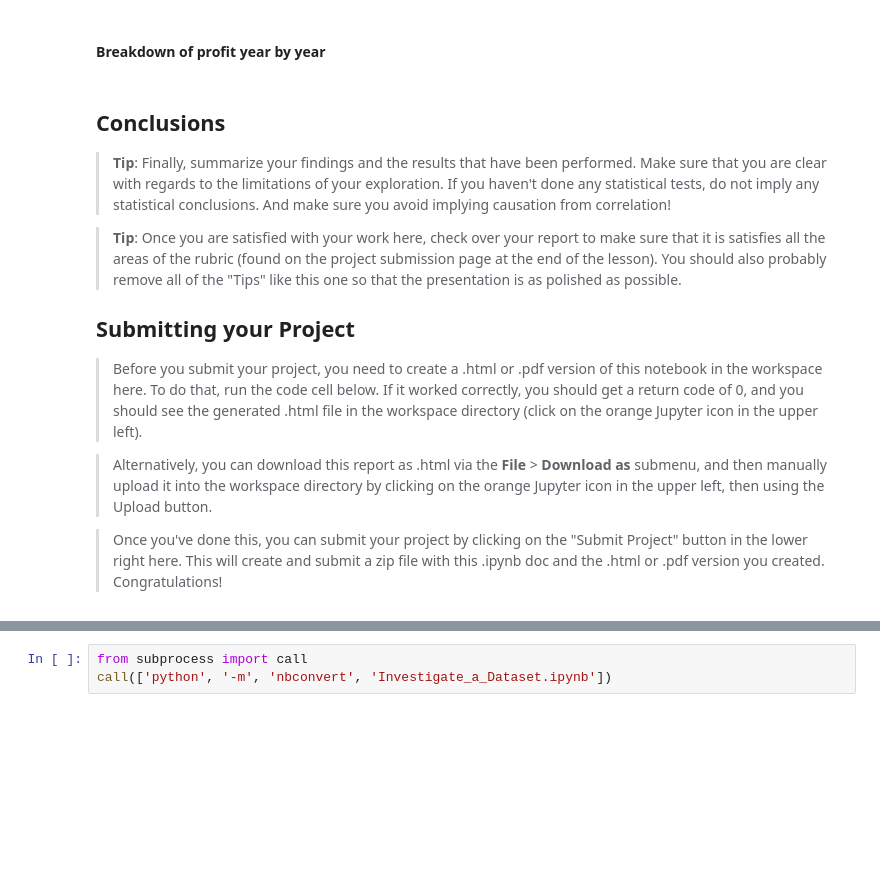
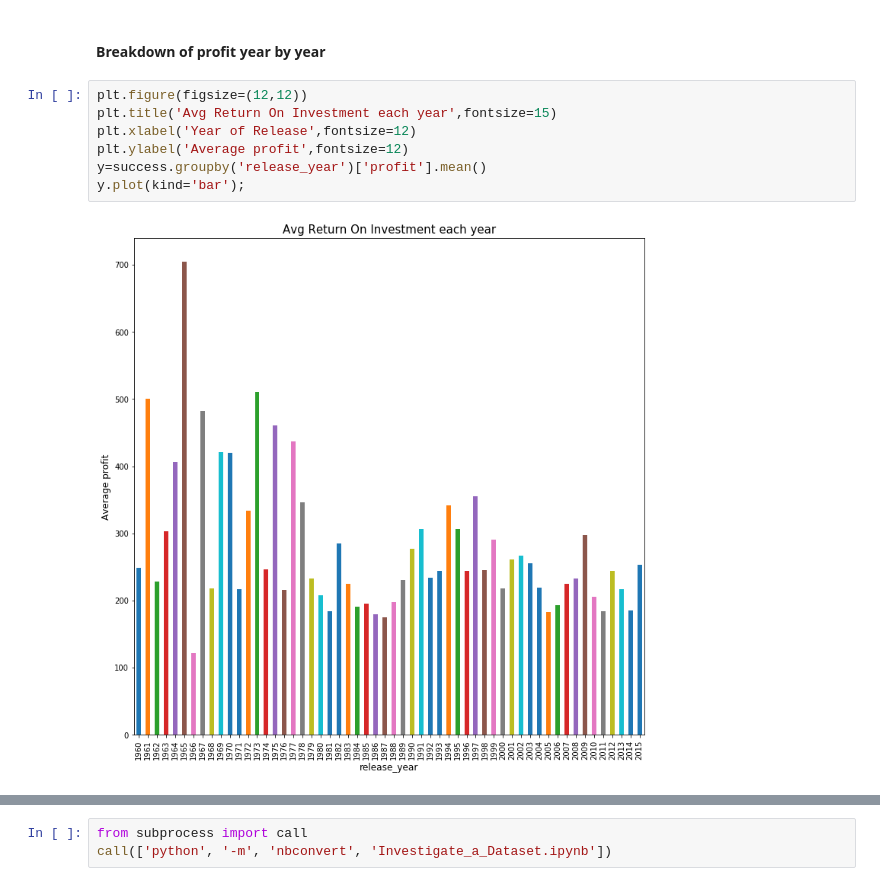
Before and after one commit to ishan6899/InvestigateADataset, a Jupyter notebook: Investigate_a_Dataset.ipynb, the cells around one changed output, grey strips where cells are left out. Drawn from its saved outputs; the diff is of its cells as text; blank space fills up the shorter version.

```diff
--- a/Investigate_a_Dataset.ipynb
+++ b/Investigate_a_Dataset.ipynb
@@ -448,18 +462,12 @@ Text(0.5,1,'Profits vs Month of Release')
 As we can observe from the graph thatNovember,December,January are the best months top release a movie.These months being a holiday season attract a large number of viewers as compared to the other months
 # %% [markdown]
 #### Breakdown of profit year by year
-# %% [markdown]
-<a id='conclusions'></a>
-## Conclusions
-
-> **Tip**: Finally, summarize your findings and the results that have been performed. Make sure that you are clear with regards to the limitations of your exploration. If you haven't done any statistical tests, do not imply any statistical conclusions. And make sure you avoid implying causation from correlation!
-
-> **Tip**: Once you are satisfied with your work here, check over your report to make sure that it is satisfies all the areas of the rubric (found on the project submission page at the end of the lesson). You should also probably remove all of the "Tips" like this one so that the presentation is as polished as possible.
-
-## Submitting your Project
-
-> Before you submit your project, you need to create a .html or .pdf version of this notebook in the workspace here. To do that, run the code cell below. If it worked correctly, you should get a return code of 0, and you should see the generated .html file in the workspace directory (click on the orange Jupyter icon in the upper left).
-
-> Alternatively, you can download this report as .html via the **File** > **Download as** submenu, and then manually upload it into the workspace directory by clicking on the orange Jupyter icon in the upper left, then using the Upload button.
-
-> Once you've done this, you can submit your project by clicking on the "Submit Project" button in the lower right here. This will create and submit a zip file with this .ipynb doc and the .html or .pdf version you created. Congratulations!
+# %%
+plt.figure(figsize=(12,12))
+plt.title('Avg Return On Investment each year',fontsize=15)
+plt.xlabel('Year of Release',fontsize=12)
+plt.ylabel('Average profit',fontsize=12)
+y=success.groupby('release_year')['profit'].mean()
+y.plot(kind='bar');
+# %% [output]
+[figure, added]
```
Also changed, not shown: parts of 34 cells of this notebook.
